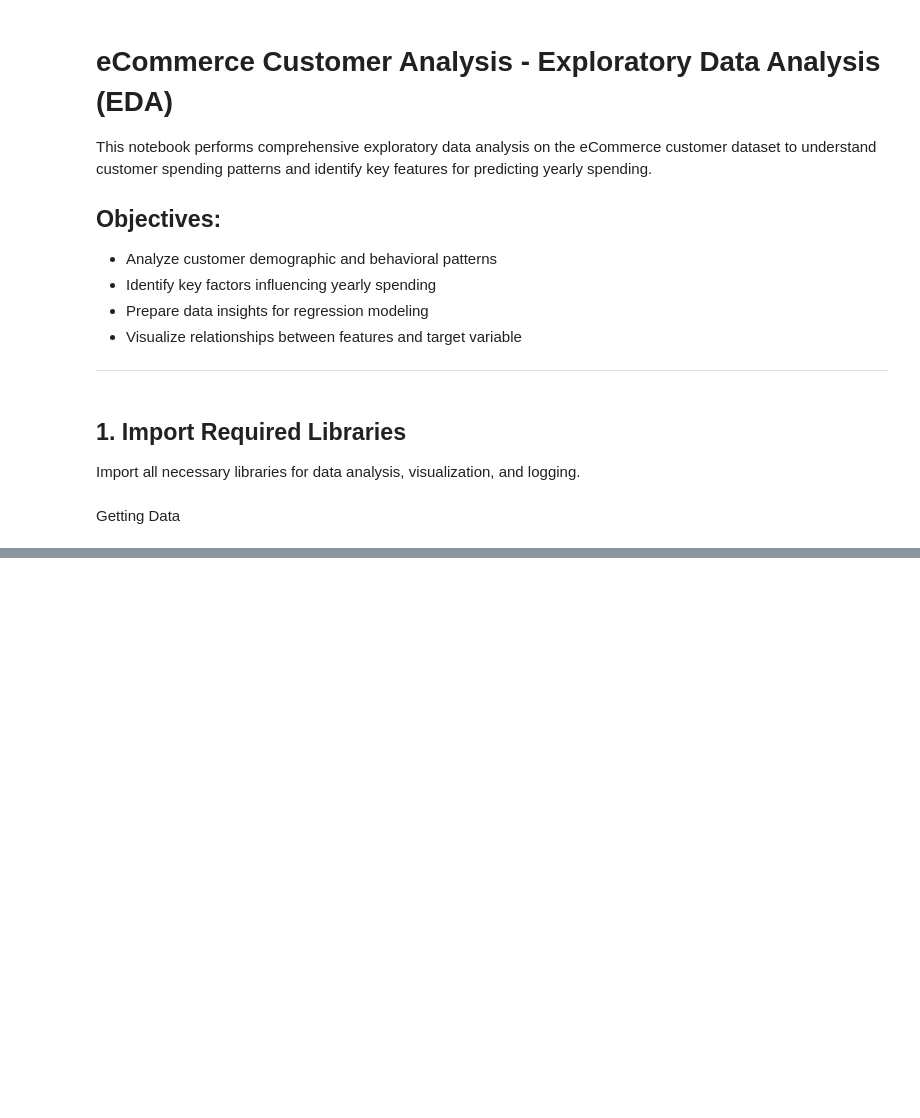
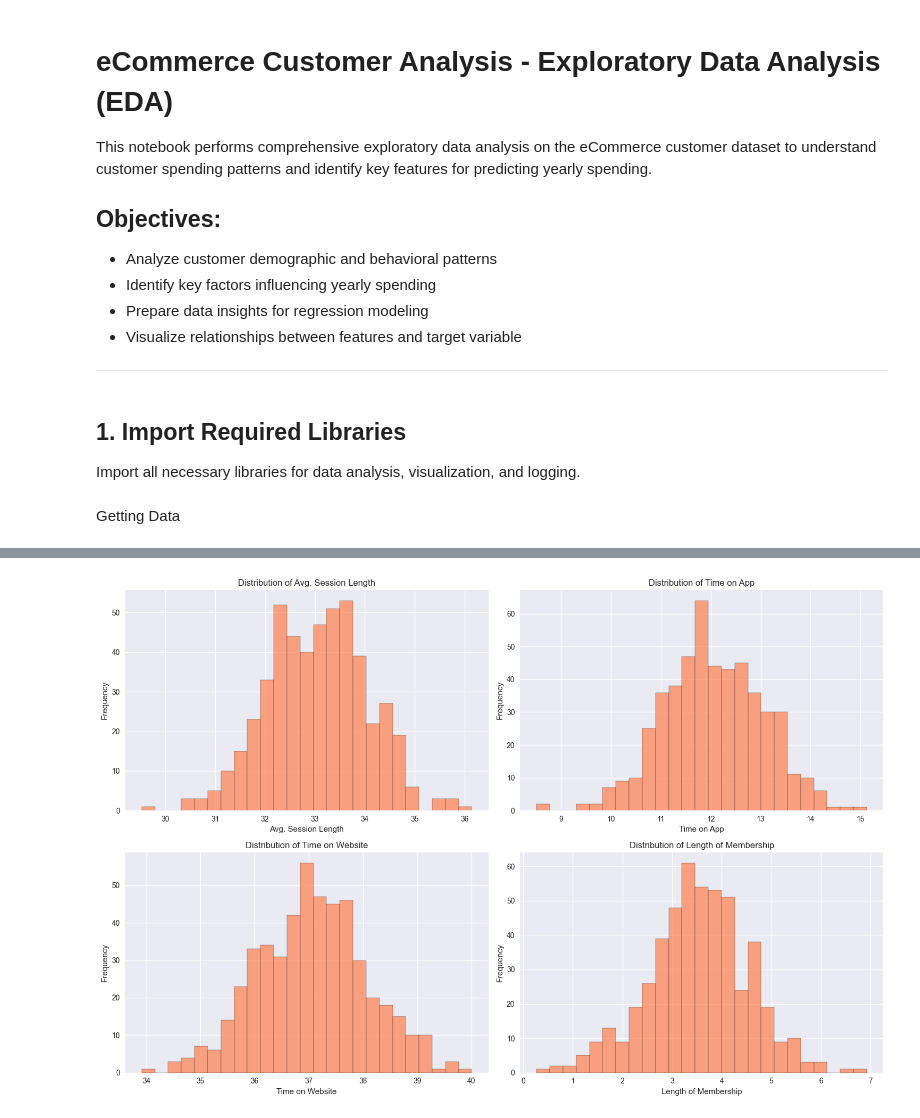
Before and after one commit to Mtutuzeli-lab/regression-clustering-ml, a Jupyter notebook: notebooks/01_EDA.ipynb, the cells around one changed output, grey strips where cells are left out. Drawn from its saved outputs; the diff is of its cells as text; code cells hidden in the pictures; blank space fills up the shorter version.

```diff
--- a/notebooks/01_EDA.ipynb
+++ b/notebooks/01_EDA.ipynb
@@ -93,21 +65,0 @@ memory usage: 31.4+ KB
-# %%
-# Let's look at sample values and check for any 'Avatar' related columns
-print("Sample of the first few rows:")
-print(df.head())
-print("\n" + "="*50)
-print("Checking for any columns that might contain 'Avatar' information:")
-
-# Check each column for unique values (if reasonable number)
-for col in df.columns:
-    if df[col].dtype == 'object':  # String columns
-        unique_vals = df[col].unique()
-        print(f"\n{col} - Unique values ({len(unique_vals)}):")
-        if len(unique_vals) <= 20:  # Show only if manageable number
-            print(unique_vals)
-        else:
-            print("Too many unique values, showing first 10:")
-            print(unique_vals[:10])
-    else:  # Numeric columns
-        print(f"\n{col} - Numeric column:")
-        print(f"  Range: {df[col].min()} to {df[col].max()}")
-        print(f"  Mean: {df[col].mean():.2f}")
@@ -131,0 +151,20 @@ Yearly Amount Spent - Numeric column:
+# %%
+# Feature distributions - all numerical variables
+fig, axes = plt.subplots(2, 2, figsize=(15, 10))
+
+# Plot distributions for each feature
+features = ['Avg. Session Length', 'Time on App', 'Time on Website', 'Length of Membership']
+
+for i, feature in enumerate(features):
+    row = i // 2
+    col = i % 2
+
+    axes[row, col].hist(df[feature], bins=25, alpha=0.7, color='coral', edgecolor='black')
+    axes[row, col].set_title(f'Distribution of {feature}')
+    axes[row, col].set_xlabel(feature)
+    axes[row, col].set_ylabel('Frequency')
+
+plt.tight_layout()
+plt.show()
+# %% [output]
+[figure, added]
```
Also changed, not shown: parts of 25 cells of this notebook, 8 other files.
